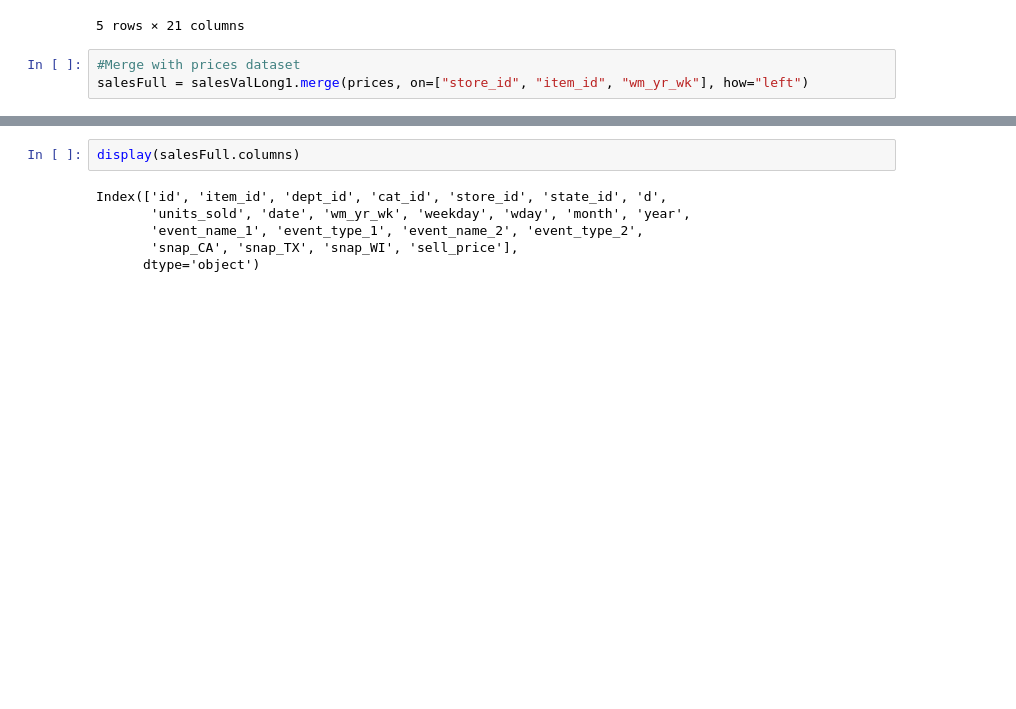
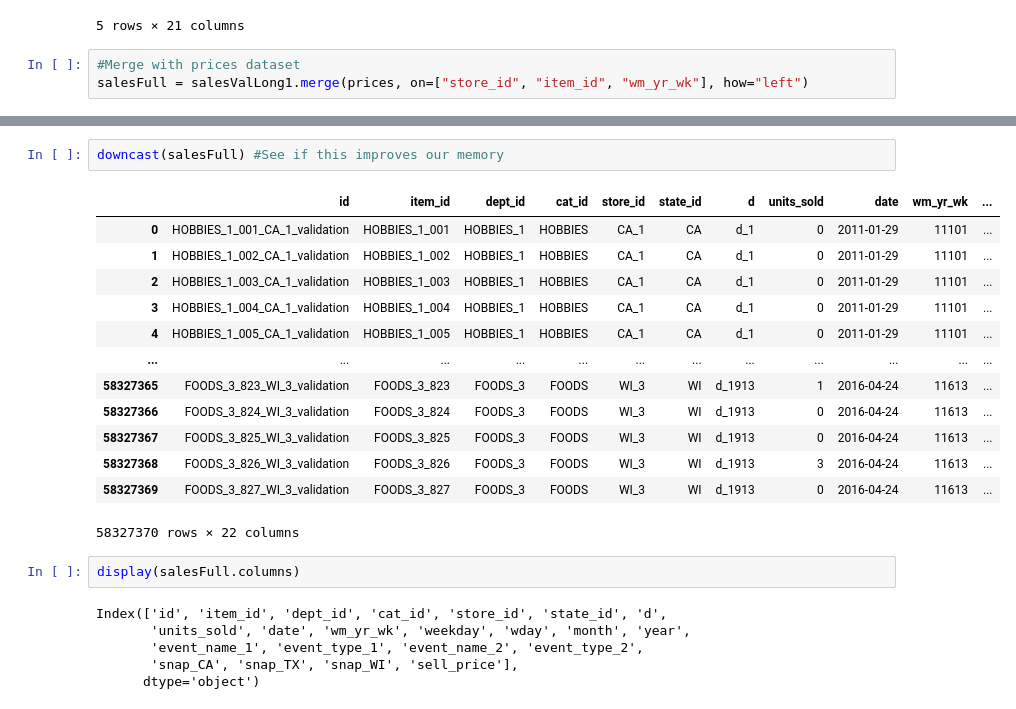
Before and after one commit to Legacy560/MTLSA25-Sales-Forecasting-Project, a Jupyter notebook: Cleaning and ARIMA/Sales_Forecasting_Data_Preprocessing.ipynb, the cells around one changed output, grey strips where cells are left out. Saved outputs shown, nothing was run; the diff lists cells and outputs as text; blank space fills up the shorter version.

```diff
--- a/Cleaning and ARIMA/Sales_Forecasting_Data_Preprocessing.ipynb
+++ b/Cleaning and ARIMA/Sales_Forecasting_Data_Preprocessing.ipynb
@@ -253,3 +253,19 @@ NameError: name 'calendar' is not defined
+# %%
+downcast(salesFull) #See if this improves our memory
+# %% [output]
+|  | id | item_id | dept_id | cat_id | store_id | state_id | d | units_sold | date | wm_yr_wk | ... |
+| 0 | HOBBIES_1_001_CA_1_validation | HOBBIES_1_001 | HOBBIES_1 | HOBBIES | CA_1 | CA | d_1 | 0 | 2011-01-29 | 11101 | ... |
+| 1 | HOBBIES_1_002_CA_1_validation | HOBBIES_1_002 | HOBBIES_1 | HOBBIES | CA_1 | CA | d_1 | 0 | 2011-01-29 | 11101 | ... |
+| 2 | HOBBIES_1_003_CA_1_validation | HOBBIES_1_003 | HOBBIES_1 | HOBBIES | CA_1 | CA | d_1 | 0 | 2011-01-29 | 11101 | ... |
+| 3 | HOBBIES_1_004_CA_1_validation | HOBBIES_1_004 | HOBBIES_1 | HOBBIES | CA_1 | CA | d_1 | 0 | 2011-01-29 | 11101 | ... |
+| 4 | HOBBIES_1_005_CA_1_validation | HOBBIES_1_005 | HOBBIES_1 | HOBBIES | CA_1 | CA | d_1 | 0 | 2011-01-29 | 11101 | ... |
+| ... | ... | ... | ... | ... | ... | ... | ... | ... | ... | ... | ... |
+| 58327365 | FOODS_3_823_WI_3_validation | FOODS_3_823 | FOODS_3 | FOODS | WI_3 | WI | d_1913 | 1 | 2016-04-24 | 11613 | ... |
+| 58327366 | FOODS_3_824_WI_3_validation | FOODS_3_824 | FOODS_3 | FOODS | WI_3 | WI | d_1913 | 0 | 2016-04-24 | 11613 | ... |
+| 58327367 | FOODS_3_825_WI_3_validation | FOODS_3_825 | FOODS_3 | FOODS | WI_3 | WI | d_1913 | 0 | 2016-04-24 | 11613 | ... |
+| 58327368 | FOODS_3_826_WI_3_validation | FOODS_3_826 | FOODS_3 | FOODS | WI_3 | WI | d_1913 | 3 | 2016-04-24 | 11613 | ... |
+| 58327369 | FOODS_3_827_WI_3_validation | FOODS_3_827 | FOODS_3 | FOODS | WI_3 | WI | d_1913 | 0 | 2016-04-24 | 11613 | ... |
+58327370 rows × 22 columns
 # %%
 display(salesFull.columns)
 # %% [output]
```
Also changed, not shown: parts of 16 cells of this notebook.
